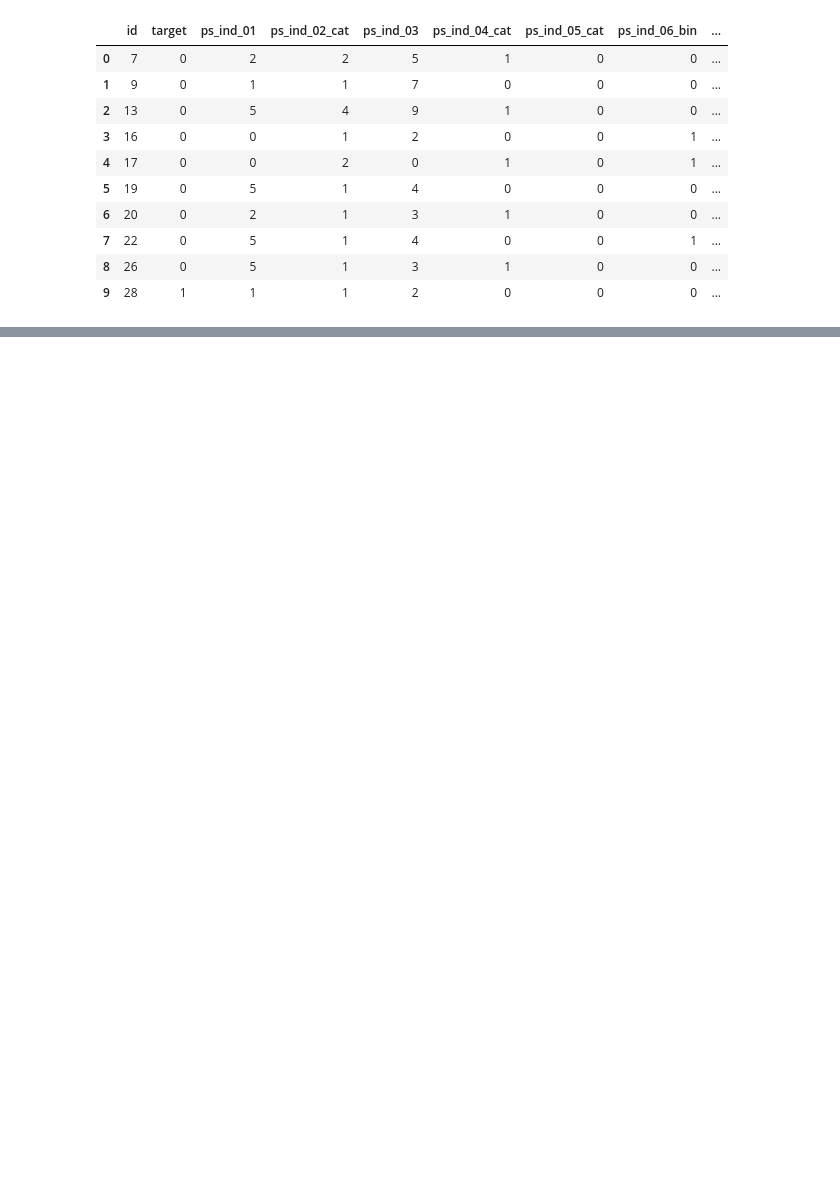
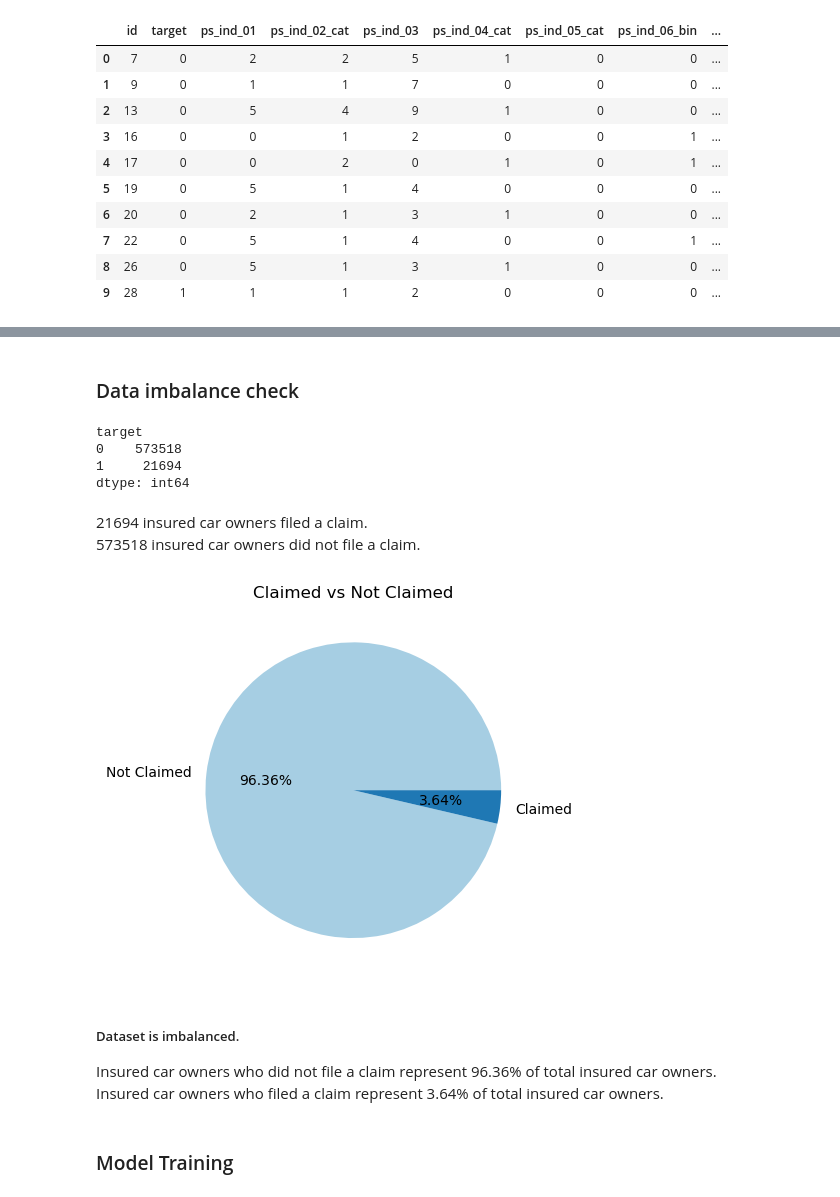
Before and after one commit to michalgicala/porto-seguro-safe-driver-prediction, a Jupyter notebook: porto-seguro-safe-driver-prediction.ipynb, the cells around one changed output, grey strips where cells are left out. Saved outputs shown, nothing was run; the diff lists cells and outputs as text; code cells hidden in the pictures; blank space fills up the shorter version.

Commit message:
logistic regression model init

```diff
--- a/porto-seguro-safe-driver-prediction.ipynb
+++ b/porto-seguro-safe-driver-prediction.ipynb
@@ -48,0 +74,6 @@ train_df.head(10)
+# %%
+# drop id
+train_df = train_df.drop(columns=["id"])
+# %%
+# split train_df to X and y dataframes
+X, y = train_df.iloc[:,1:], train_df.iloc[:,[0]]
@@ -48,0 +82,29 @@ train_df.head(10)
+# %% [markdown]
+### Data imbalance check
+# %%
+# groupby target
+y.groupby(by="target").size()
+# %% [output]
+target
+0    573518
+1     21694
+dtype: int64
+# %% [markdown]
+21694 insured car owners filed a claim. \
+573518 insured car owners did not file a claim.
+# %%
+labels=["Not Claimed", "Claimed"]
+
+claimed_or_not = y.value_counts().tolist()
+values = [claimed_or_not[0],claimed_or_not[1]]
+colors = sns.color_palette("Paired")
+
+plt.pie(values, labels=labels, colors=colors, autopct='%.2f%%')
+plt.title("Claimed vs Not Claimed")
+plt.show()
+# %% [output]
+[figure, added]
+# %% [markdown]
+##### Dataset is imbalanced.
+Insured car owners who did not file a claim represent 96.36% of total insured car owners.\
+Insured car owners who filed a claim represent 3.64% of total insured car owners.
@@ -48,0 +117,2 @@ train_df.head(10)
+# %% [markdown]
+### Model Training
```
Also changed, not shown: parts of 16 cells of this notebook.
